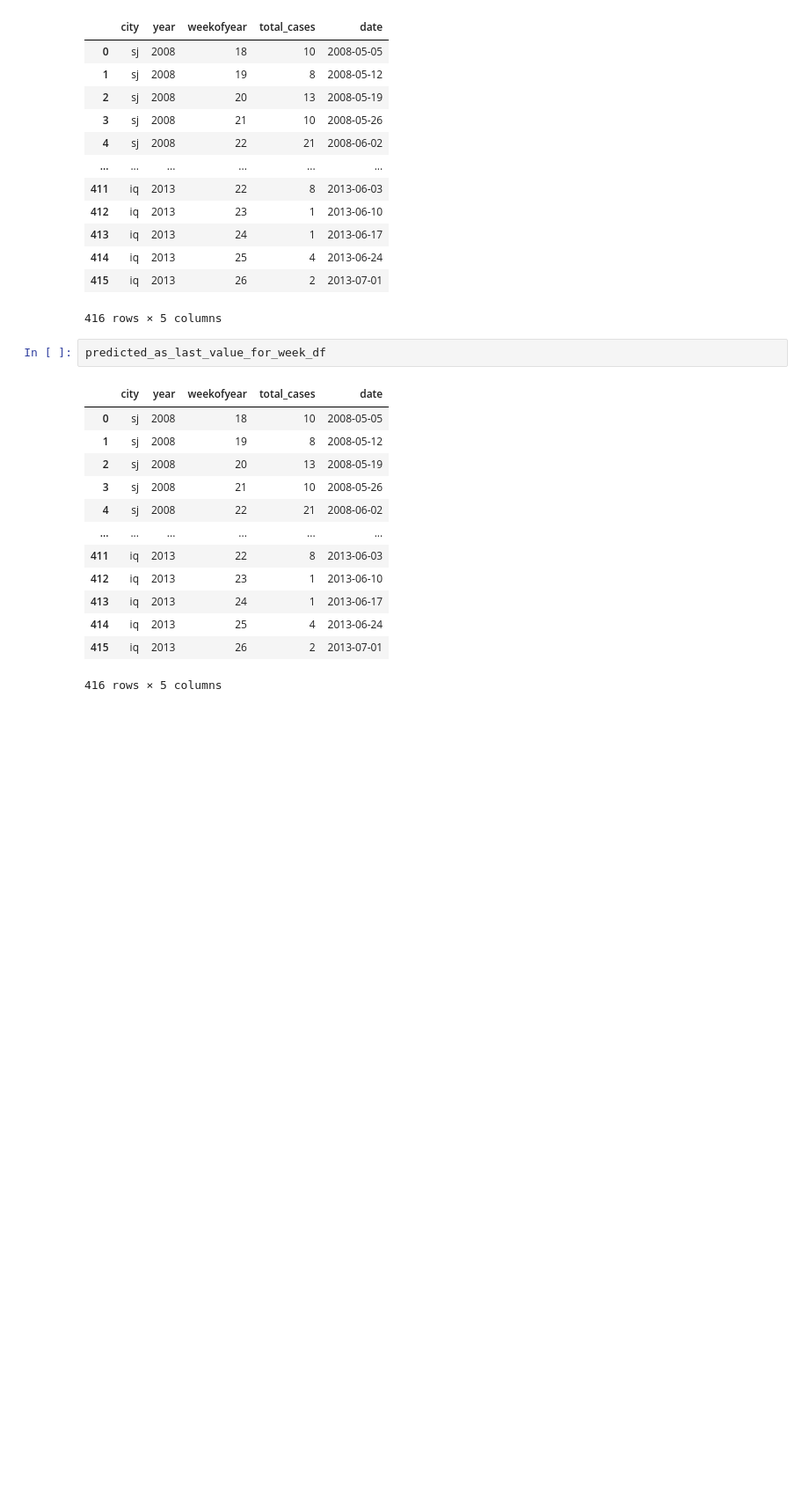
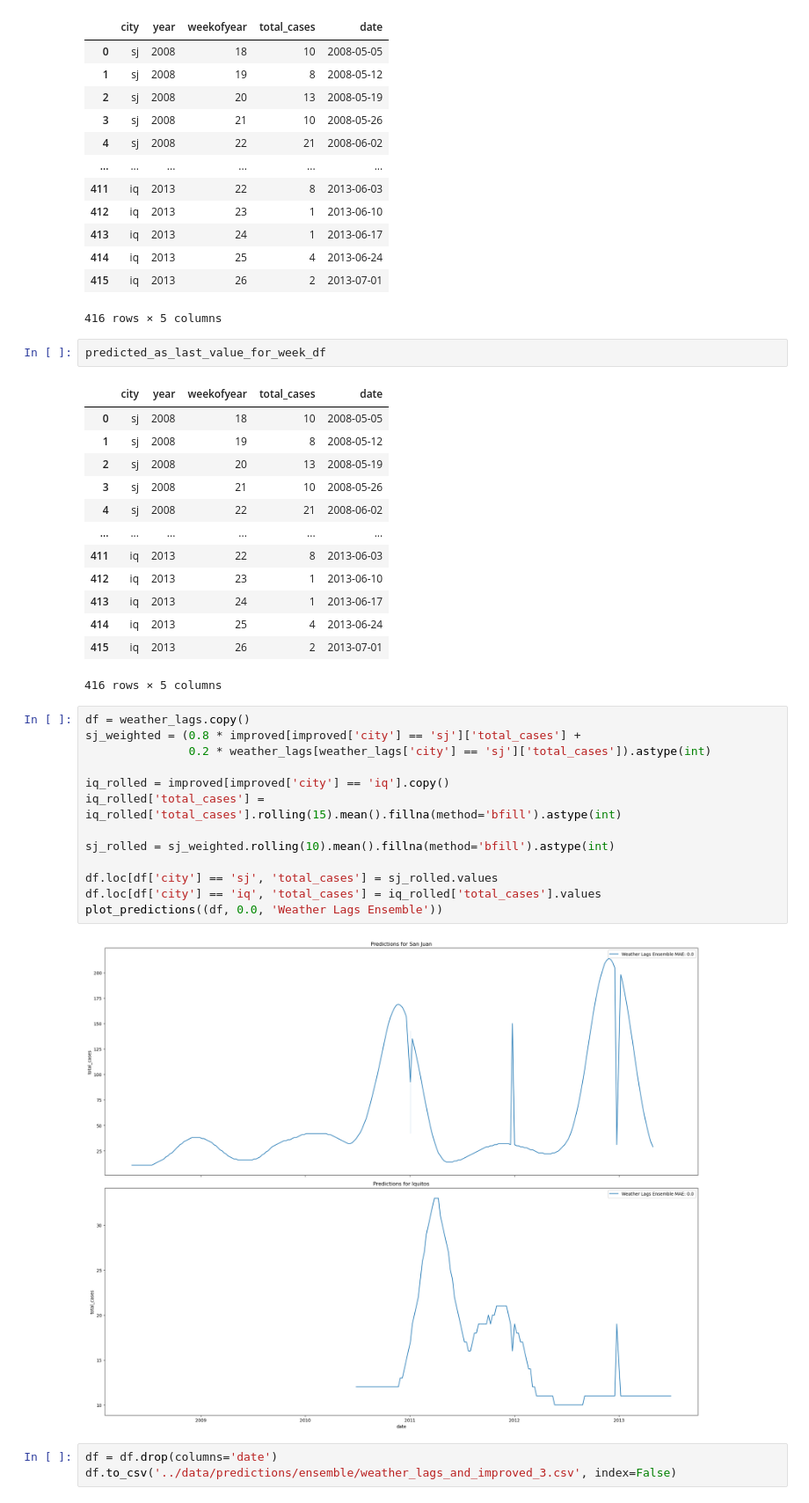
Before and after one commit to GasparSekula/PredictingDiseaseSpread, a Jupyter notebook: notebooks/MODEL_comparison.ipynb, the cells around one changed output. Shown at 88% size. Cells and saved outputs as stored; diff of their text form; blank space fills up the shorter version.

```diff
--- a/notebooks/MODEL_comparison.ipynb
+++ b/notebooks/MODEL_comparison.ipynb
@@ -276,3 +278,21 @@ predicted_as_last_value_for_week_df
 | 414 | iq | 2013 | 25 | 4 | 2013-06-24 |
 | 415 | iq | 2013 | 26 | 2 | 2013-07-01 |
 416 rows × 5 columns
+# %%
+df = weather_lags.copy()
+sj_weighted = (0.8 * improved[improved['city'] == 'sj']['total_cases'] +
+               0.2 * weather_lags[weather_lags['city'] == 'sj']['total_cases']).astype(int)
+
+iq_rolled = improved[improved['city'] == 'iq'].copy()
+iq_rolled['total_cases'] = iq_rolled['total_cases'].rolling(15).mean().fillna(method='bfill').astype(int)
+
+sj_rolled = sj_weighted.rolling(10).mean().fillna(method='bfill').astype(int)
+
+df.loc[df['city'] == 'sj', 'total_cases'] = sj_rolled.values
+df.loc[df['city'] == 'iq', 'total_cases'] = iq_rolled['total_cases'].values
+plot_predictions((df, 0.0, 'Weather Lags Ensemble'))
+# %% [output]
+[figure, added]
+# %%
+df = df.drop(columns='date')
+df.to_csv('../data/predictions/ensemble/weather_lags_and_improved_3.csv', index=False)
```
Also changed, not shown: parts of 2 cells of this notebook, 3 other files.
